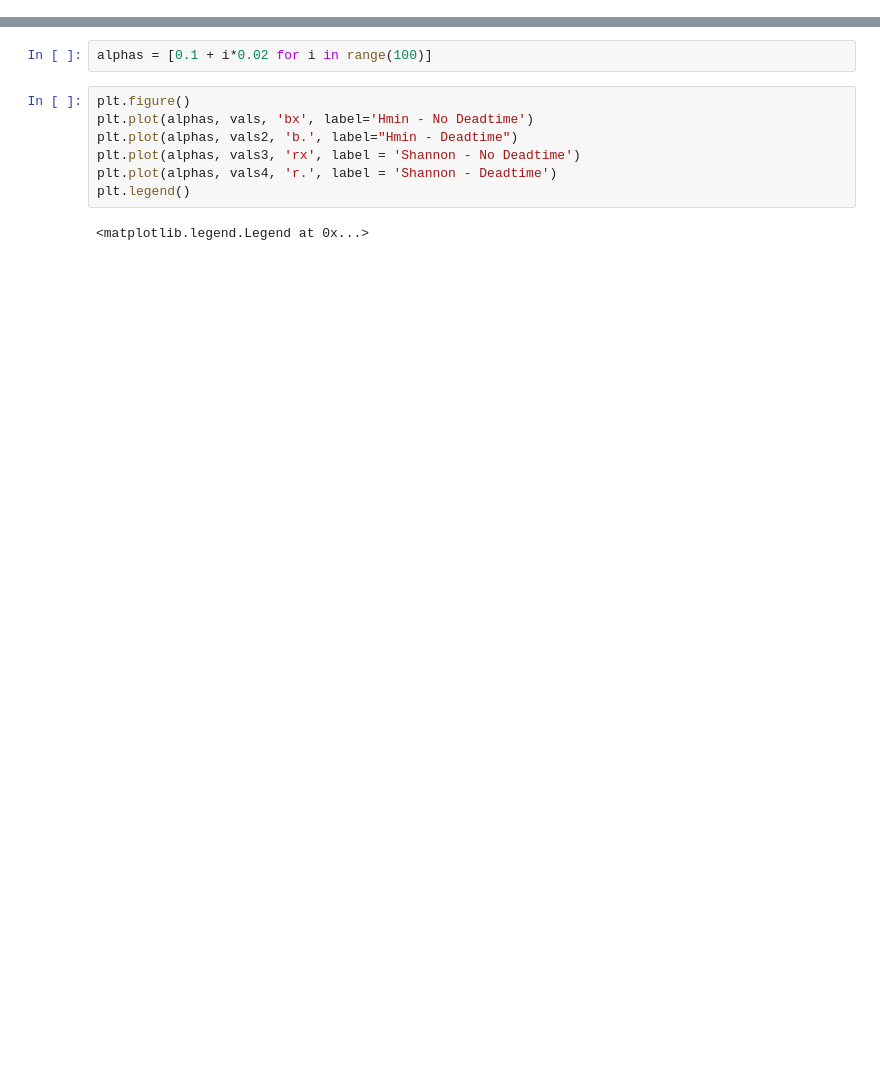
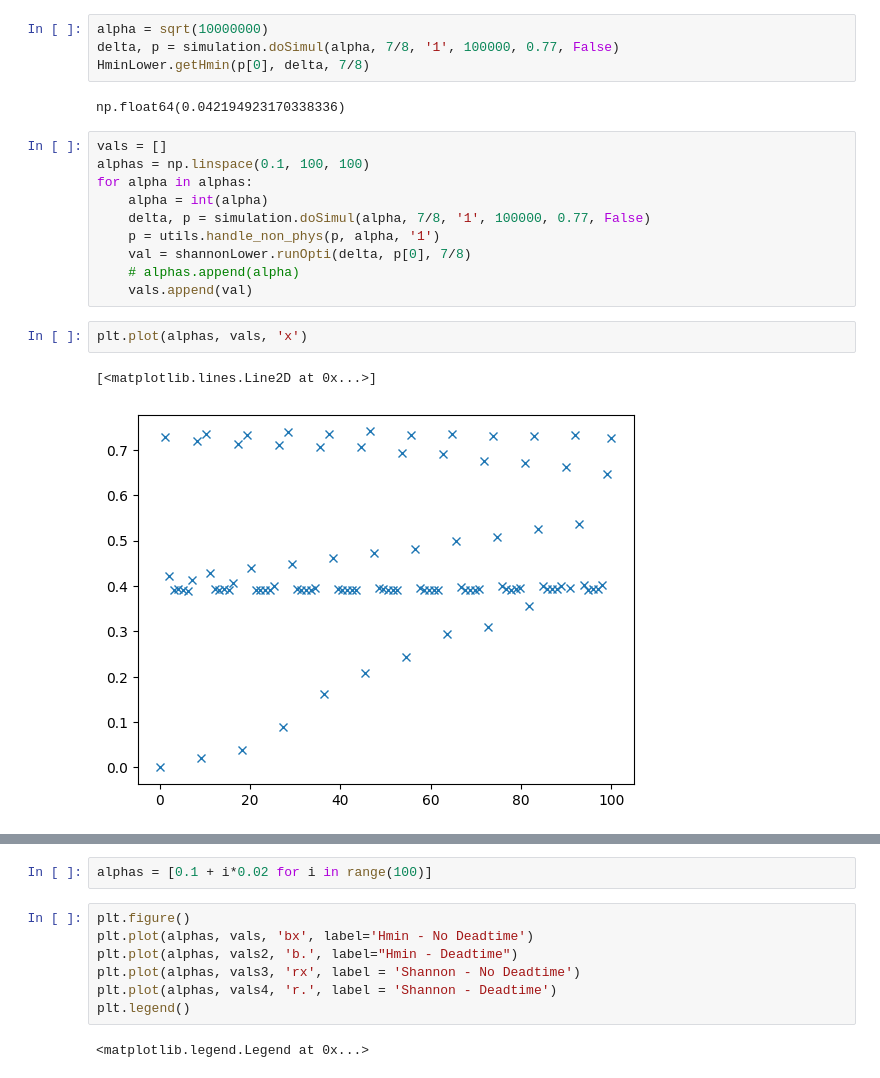
Before and after one commit to thmaoe/Master-thesis-QKD, a Jupyter notebook: test.ipynb, the cells around one changed output, grey strips where cells are left out. Cells and saved outputs as stored; diff of their text form; blank space fills up the shorter version.

```diff
--- a/test.ipynb
+++ b/test.ipynb
@@ -6,0 +32,21 @@ import matplotlib.pyplot as plt
+# %%
+alpha = sqrt(10000000)
+delta, p = simulation.doSimul(alpha, 7/8, '1', 100000, 0.77, False)
+HminLower.getHmin(p[0], delta, 7/8)
+# %% [output]
+np.float64(0.042194923170338336)
+# %%
+vals = []
+alphas = np.linspace(0.1, 100, 100)
+for alpha in alphas:
+    alpha = int(alpha)
+    delta, p = simulation.doSimul(alpha, 7/8, '1', 100000, 0.77, False)
+    p = utils.handle_non_phys(p, alpha, '1')
+    val = shannonLower.runOpti(delta, p[0], 7/8)
+    # alphas.append(alpha)
+    vals.append(val)
+# %%
+plt.plot(alphas, vals, 'x')
+# %% [output]
+[<matplotlib.lines.Line2D at 0x...>]
+[figure, added]
```
Also changed, not shown: parts of 14 cells of this notebook, 4 other files.
